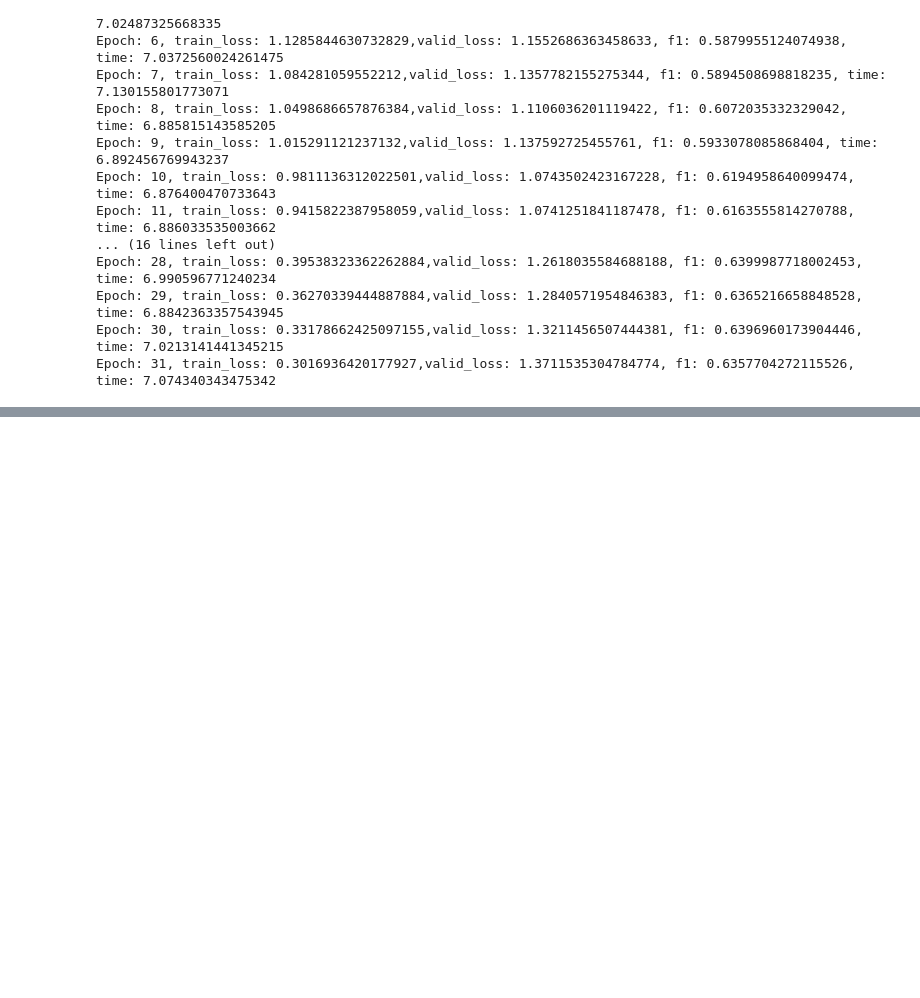
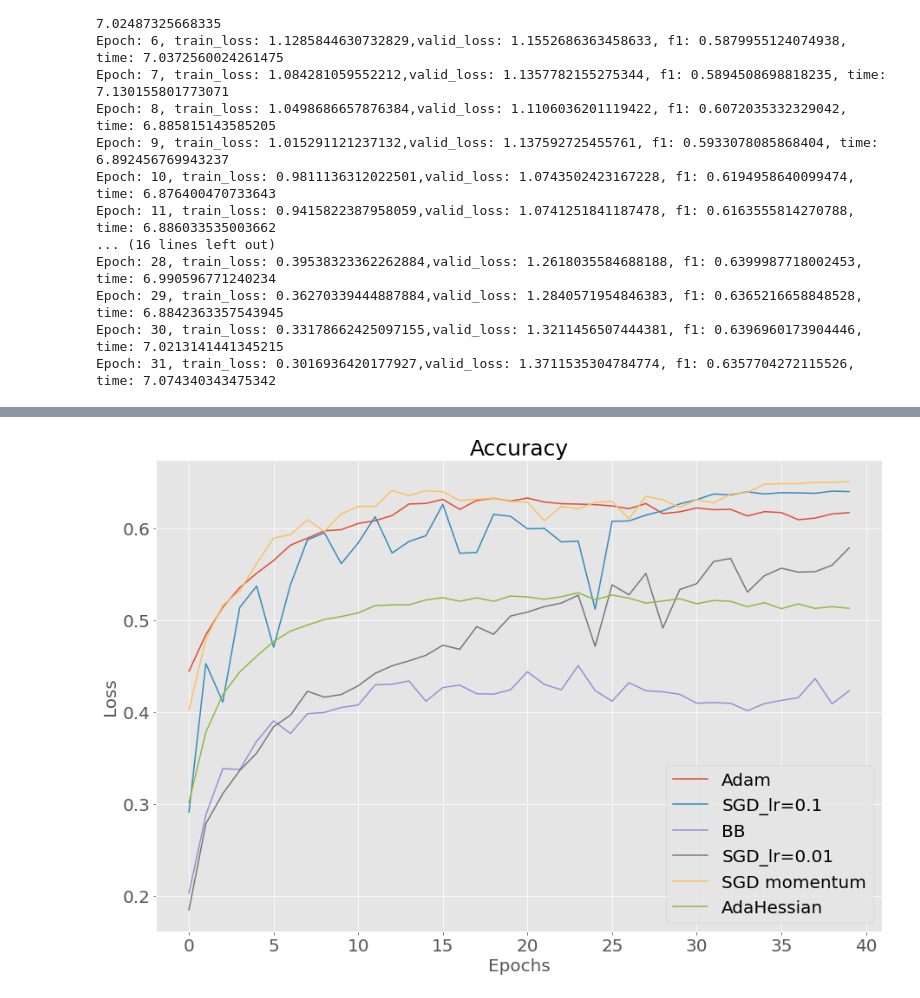
Before and after one commit to parshikovt/OptML-project, a Jupyter notebook: Experiments.ipynb, the cells around one changed output, grey strips where cells are left out. Saved outputs shown, nothing was run; the diff lists cells and outputs as text; code cells hidden in the pictures; blank space fills up the shorter version.

```diff
--- a/Experiments.ipynb
+++ b/Experiments.ipynb
@@ -79,0 +120,19 @@ Epoch: 31, train_loss: 0.3016936420177927,valid_loss: 1.3711535304784774, f1: 0.
+# %%
+optims = ['Adam', 'SGD_lr=0.1', 'BB',
+          'SGD_lr=0.01', 'SGD momentum', 'AdaHessian']
+
+plt.figure(figsize=(15,10))
+plt.style.use('ggplot')
+for optim in optims:
+    res = torch.load(f'results/{optim}_results')
+    plt.plot(res['accuracy'], label = optim)
+#     plt.tytle('Train loss', fontsize=20)
+plt.xlabel('Epochs', fontsize=20)
+plt.ylabel('Loss', fontsize=20)
+plt.xticks(fontsize=20)
+plt.yticks(fontsize=20)
+plt.legend(fontsize=20)
+plt.title('Accuracy', fontsize=25)
+plt.show()
+# %% [output]
+[figure, added]
```
Also changed, not shown: parts of 5 cells of this notebook, 9 other files.
